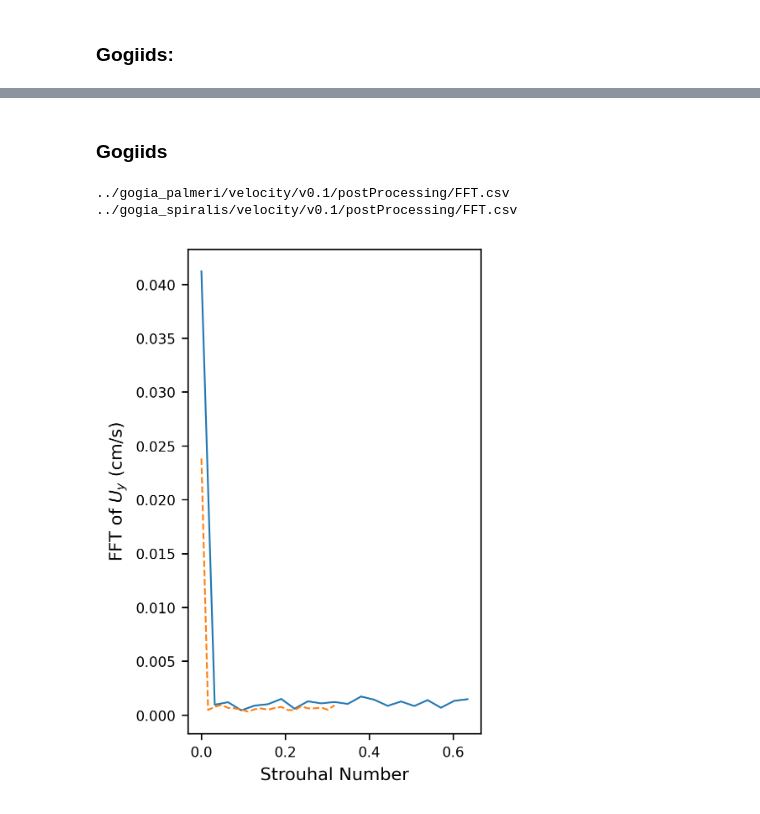
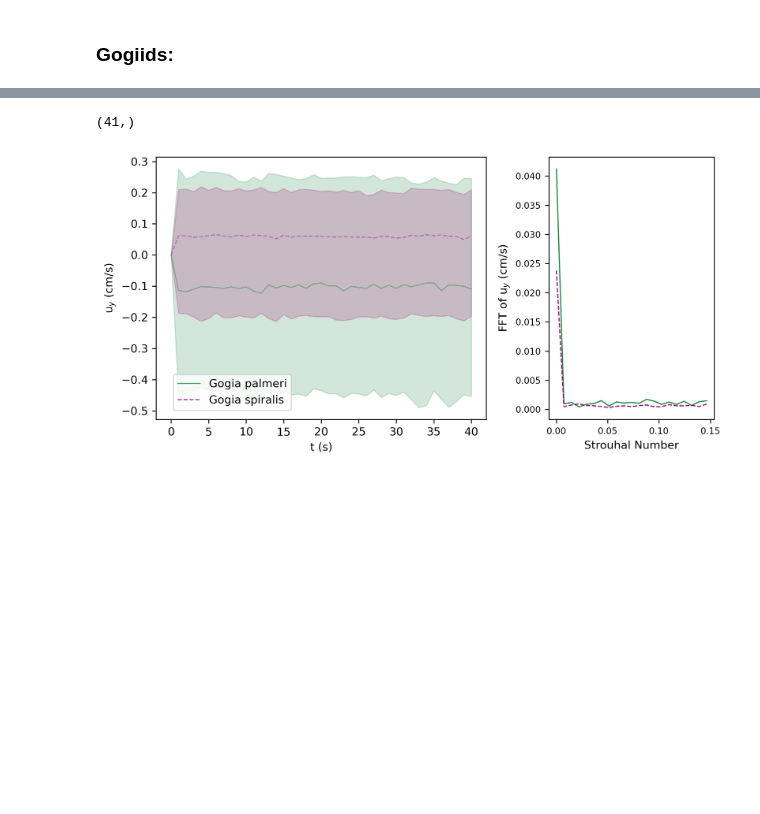
Before and after one commit to jwm212/spirals, a Jupyter notebook: analysis/time_series_analysis.ipynb, the cells around one changed output, grey strips where cells are left out. Saved outputs shown, nothing was run; the diff lists cells and outputs as text; code cells hidden in the pictures; blank space fills up the shorter version.

```diff
--- a/analysis/time_series_analysis.ipynb
+++ b/analysis/time_series_analysis.ipynb
@@ -122,32 +141,0 @@ plt.savefig('Uy_time_series_gogiids.pdf', bbox_inches='tight')
-# %%
-def FFT_read(file, L):
-    # Reads in FFT data from paraview, removes negative frequencies and computes Strouhal number based
-    # on characteristic length provided, assuming free stream velocity of 0.1m/s.
-    with open(file) as f:
-        #row_count = sum(1 for row in f)
-        print(file)
-        freq = []
-        Fx = []
-        Fy = []
-
-        reader = csv.DictReader(f, delimiter=',')
-        for row in reader:
-            freq.append(float(row['Frequency']))  # Access by column header instead of column number
-            Fx.append(float(row['avg(U (1)):0']))
-            Fy.append(float(row['avg(U (1)):1']))
-
-        freq = np.array(freq)
-        Fx = np.array(Fx)
-        Fy = np.array(Fy)
-        F = np.sqrt(Fx**2 + Fy**2)
-        # removing -ve frequencies
-        freq_pos = freq[freq >= 0]
-        F_pos = F[:len(freq_pos)]
-
-        # Strouhal number: St = f*L/U
-        U = 0.1 # free stream velocity
-        strouhal = freq_pos*L/U
-
-        FFT_final = np.array((strouhal,F_pos))#Umag
-
-        return FFT_final
@@ -179,25 +142,10 @@ plt.savefig('FFT_Uy_edrioasteroids.pdf', bbox_inches='tight')
-# %% [markdown]
-### Gogiids
-# %%
-dir3 = '../gogia_palmeri/velocity/v0.1/postProcessing/'
-dir4 = '../gogia_spiralis/velocity/v0.1/postProcessing/'
-FFT_palmeri = FFT_read(dir3 + 'FFT.csv', 0.13)
-FFT_spiralis = FFT_read(dir4 + 'FFT.csv', 0.065)
-# %% [output]
-../gogia_palmeri/velocity/v0.1/postProcessing/FFT.csv
-../gogia_spiralis/velocity/v0.1/postProcessing/FFT.csv
-# %%
-fig = plt.figure(dpi=300)
-fig.set_size_inches(3, 5)
-plt.plot(FFT_palmeri[0], FFT_palmeri[1], linewidth=1,  label='Gogia palmeri')
-plt.plot(FFT_spiralis[0], FFT_spiralis[1], linestyle = '--', linewidth=1, label='Gogia spiralis')
-#plt.xscale('log')
-#plt.yscale('log')
-#plt.xlim(0,0.5)
-plt.xlabel('Strouhal Number')
-plt.ylabel(r'FFT of $U_y$ (cm/s)')
-plt.xticks(fontsize=8)
-plt.yticks(fontsize=8)
-plt.savefig('FFT_Uy_gogiids.pdf', bbox_inches='tight')
-# %% [output]
-[figure, removed]
+# %%
+time_series_palmeri = U_read('gogia_palmeri', 'time_series.csv')
+time_series_spiralis = U_read('gogia_spiralis', 'time_series.csv')
+FFT_palmeri = FFT_read('gogia_palmeri', 'FFT.csv', 0.03)
+FFT_spiralis = FFT_read('gogia_spiralis', 'FFT.csv', 0.03)
+plot('Gogia palmeri', 'Gogia spiralis', time_series_palmeri, time_series_spiralis, FFT_palmeri, FFT_spiralis)
+plt.savefig('time_series_gogiids.pdf', dpi=300)
+# %% [output]
+(41,)
+[figure, added]
```
Also changed, not shown: parts of 15 cells of this notebook.
